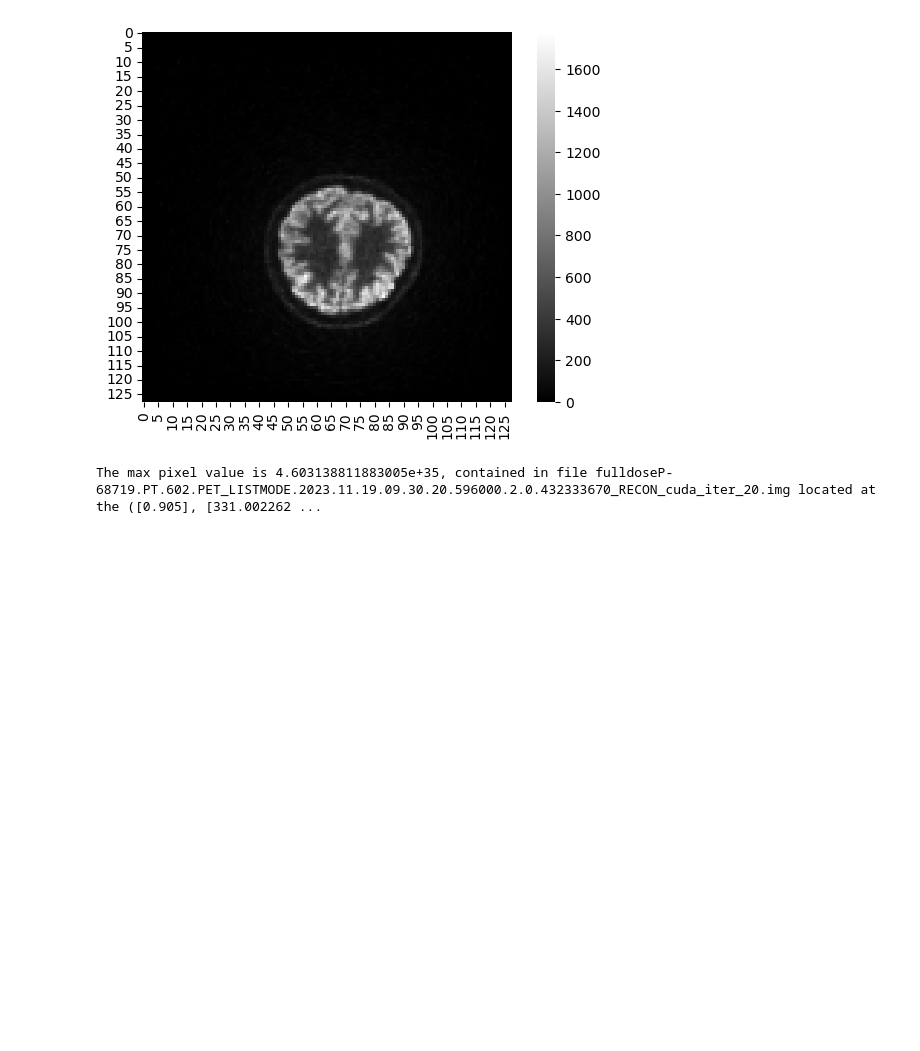
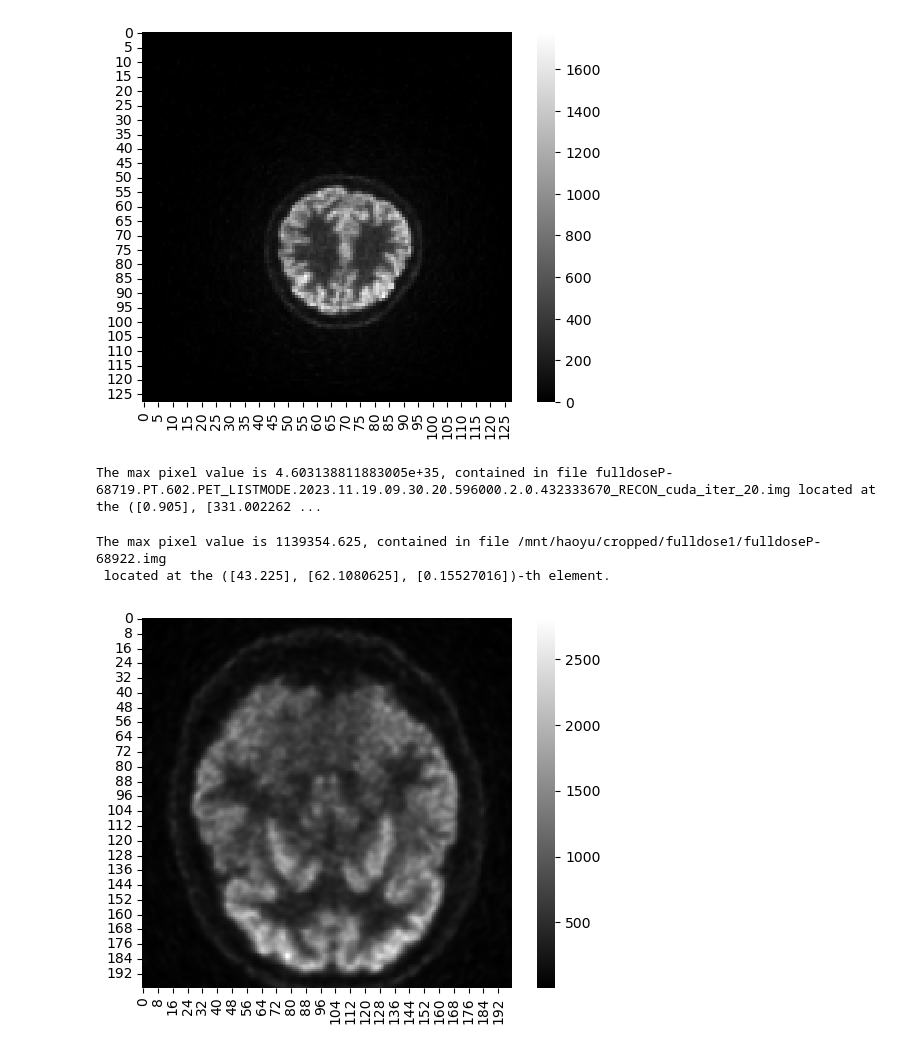
Before and after one commit to HaoyuLu1022/ddpm-pet-torch, a Jupyter notebook: img-misc.ipynb, the cells around one changed output. Drawn from its saved outputs; the diff is of its cells as text; code cells hidden in the pictures; blank space fills up the shorter version.

```diff
--- a/img-misc.ipynb
+++ b/img-misc.ipynb
@@ -60,3 +60,37 @@ for file in findAllFile(dataset_dir):
 print(f"The max pixel value is {maxn}, contained in file {mark} located at the ({position[0]%(400**2)/400}, {position[0]%(400**3)/(400**2)}, {position[0]/(400**3)})-th element.")
 # %% [output]
 The max pixel value is 4.603138811883005e+35, contained in file fulldoseP-68719.PT.602.PET_LISTMODE.2023.11.19.09.30.20.596000.2.0.432333670_RECON_cuda_iter_20.img located at the ([0.905], [331.002262 ...
+# %%
+import numpy as np
+
+annotation_path = "train_lines.txt"
+with open(annotation_path) as f:
+    lines = f.readlines()
+
+maxn = -1
+mark = ""
+position = -1
+for line in lines:
+    img = np.fromfile(line.split()[0], dtype=np.float32)
+    tmp_maxn = np.max(img)
+    maxn = max(tmp_maxn, maxn)
+    if maxn == tmp_maxn:
+        mark = line
+        position = np.where(img == maxn)
+
+print(f"The max pixel value is {maxn}, contained in file {mark} located at the ({position[0]%(400**2)/400}, {position[0]%(400**3)/(400**2)}, {position[0]/(400**3)})-th element.")
+# %% [output]
+The max pixel value is 1139354.625, contained in file /mnt/haoyu/cropped/fulldose1/fulldoseP-68922.img
+ located at the ([43.225], [62.1080625], [0.15527016])-th element.
+# %%
+img = np.fromfile('/mnt/haoyu/cropped/fulldose1/fulldoseP-68922.img', dtype=np.float32)
+img = img.reshape((256, 200, 200)).transpose(1, 2, 0)
+invalid_list = [k for k in range(img.shape[2]) if np.max(img[:, :, k]) > 5e3]
+# %%
+import matplotlib.pyplot as plt
+import seaborn as sns
+
+sns.heatmap(img[:, :, 150], square=True, cmap='gray')
+plt.show()
+# %% [output]
+[figure, added]
```
Also changed, not shown: parts of 3 cells of this notebook, 6 other files.
